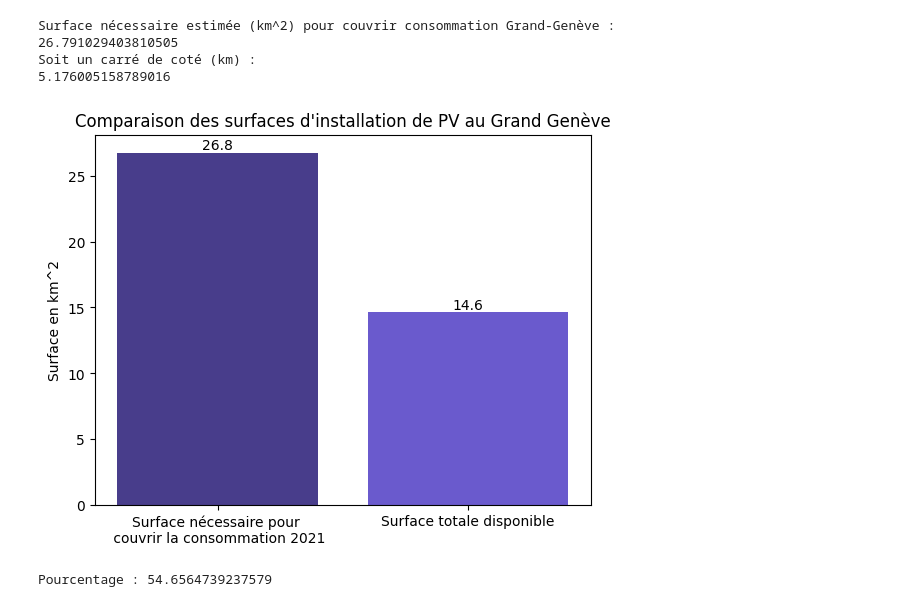
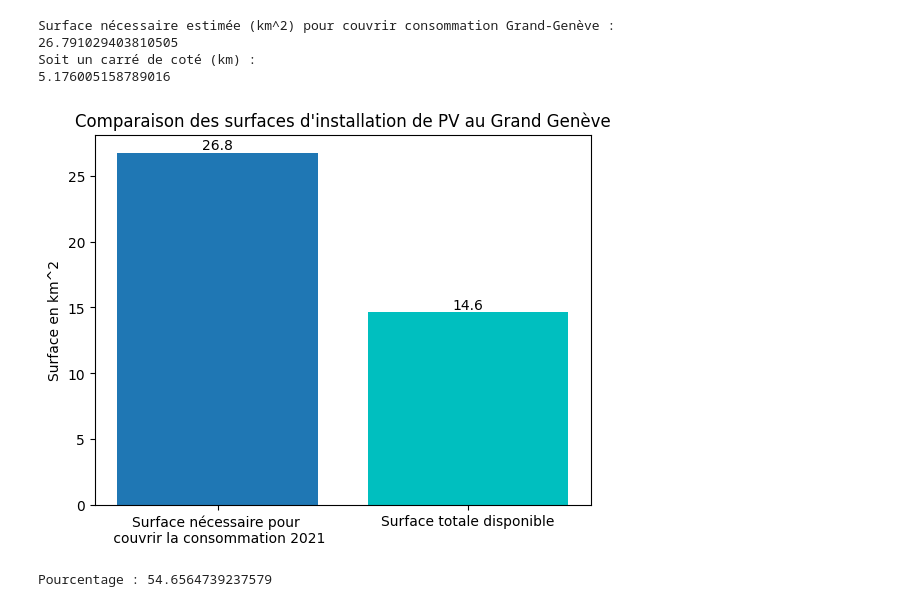
Before and after one commit to ouillliam/Solar_Project, a Jupyter notebook: solar_project.ipynb, the cells around one changed output. Saved outputs shown, nothing was run; the diff lists cells and outputs as text; code cells hidden in the pictures.

```diff
--- a/solar_project.ipynb
+++ b/solar_project.ipynb
@@ -226,17 +231,17 @@ Soit un carré de coté (km) :
 # %%
 available_surface_t = data["Rooftop_Surface"].sum()/1e6 #km^2
 
 coverage_percentage_gg = available_surface_t / surface_necessaire_t * 100
 
-plt.bar(["Surface nécessaire pour \n couvrir la consommation 2021", "Surface totale disponible"], [surface_necessaire_t, available_surface_t], color = ["darkslateblue", "slateblue"])
+plt.bar(["Surface nécessaire pour \n couvrir la consommation 2021", "Surface totale disponible"], [surface_necessaire_t, available_surface_t], color = ["tab:blue", "c"])
 ax = plt.gca()
 ax.bar_label(ax.containers[0], fmt = '%.01f')
 plt.ylabel("Surface en km^2")
 plt.title("Comparaison des surfaces d'installation de PV au Grand Genève")
 plt.show()
 print(f"Pourcentage : {coverage_percentage_gg}")
 
 # Rajouter surface déjà exploitée
 # %% [output]
-[figure, old version]
+[figure, new version]
 Pourcentage : 54.6564739237579
```
Also changed, not shown: parts of 12 cells of this notebook.
